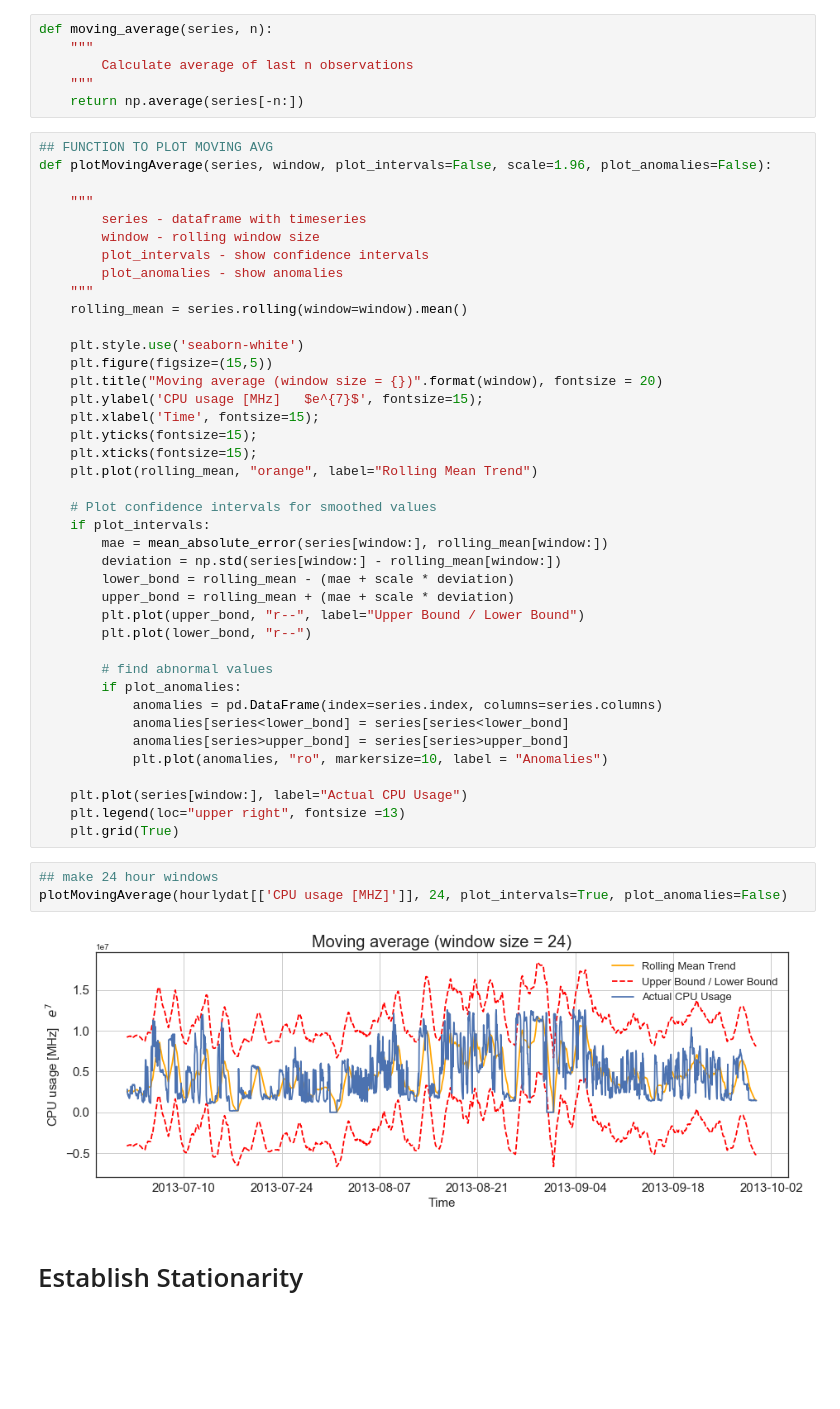
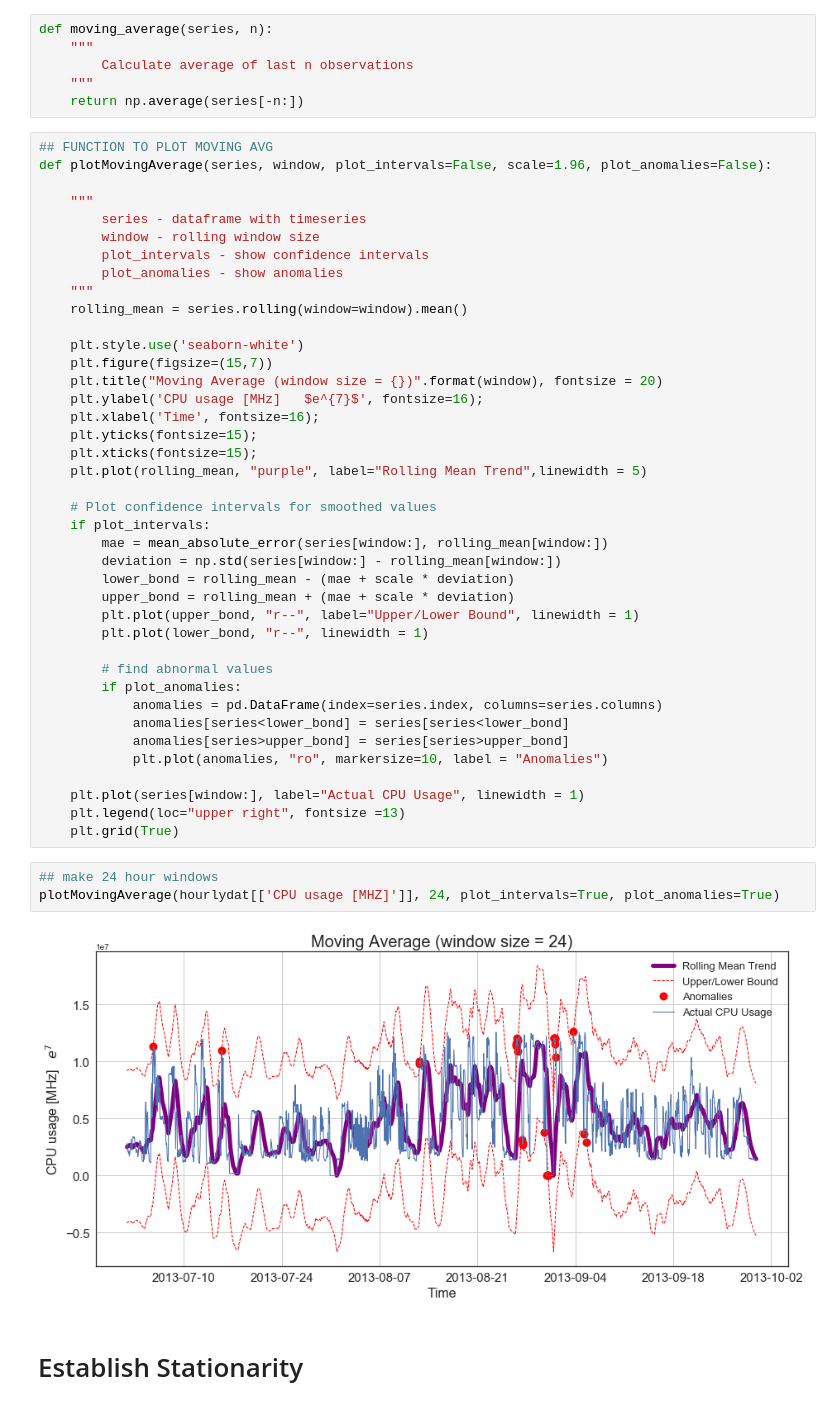
Before and after one commit to JessieRayeBauer/Time-Series-Forecasting-, a Jupyter notebook: Manifold_TimeSeries_Models.py.ipynb, the cells around one changed output. Saved outputs shown, nothing was run; the diff lists cells and outputs as text; blank space fills up the shorter version.

Commit message:
updated images and added documentation

```diff
--- a/Manifold_TimeSeries_Models.py.ipynb
+++ b/Manifold_TimeSeries_Models.py.ipynb
@@ -214,13 +214,13 @@ def plotMovingAverage(series, window, plot_intervals=False, scale=1.96, plot_ano
     rolling_mean = series.rolling(window=window).mean()
 
     plt.style.use('seaborn-white')
-    plt.figure(figsize=(15,5))
-    plt.title("Moving average (window size = {})".format(window), fontsize = 20)
-    plt.ylabel('CPU usage [MHz]   $e^{7}$', fontsize=15);
-    plt.xlabel('Time', fontsize=15);
+    plt.figure(figsize=(15,7))
+    plt.title("Moving Average (window size = {})".format(window), fontsize = 20)
+    plt.ylabel('CPU usage [MHz]   $e^{7}$', fontsize=16);
+    plt.xlabel('Time', fontsize=16);
     plt.yticks(fontsize=15);
     plt.xticks(fontsize=15);
-    plt.plot(rolling_mean, "orange", label="Rolling Mean Trend")
+    plt.plot(rolling_mean, "purple", label="Rolling Mean Trend",linewidth = 5)
 
     # Plot confidence intervals for smoothed values
     if plot_intervals:
@@ -228,8 +228,8 @@ def plotMovingAverage(series, window, plot_intervals=False, scale=1.96, plot_ano
         deviation = np.std(series[window:] - rolling_mean[window:])
         lower_bond = rolling_mean - (mae + scale * deviation)
         upper_bond = rolling_mean + (mae + scale * deviation)
-        plt.plot(upper_bond, "r--", label="Upper Bound / Lower Bound")
-        plt.plot(lower_bond, "r--")
+        plt.plot(upper_bond, "r--", label="Upper/Lower Bound", linewidth = 1)
+        plt.plot(lower_bond, "r--", linewidth = 1)
 
         # find abnormal values
         if plot_anomalies:
@@ -238,14 +238,14 @@ def plotMovingAverage(series, window, plot_intervals=False, scale=1.96, plot_ano
             anomalies[series>upper_bond] = series[series>upper_bond]
             plt.plot(anomalies, "ro", markersize=10, label = "Anomalies")
 
-    plt.plot(series[window:], label="Actual CPU Usage")
+    plt.plot(series[window:], label="Actual CPU Usage", linewidth = 1)
     plt.legend(loc="upper right", fontsize =13)
     plt.grid(True)
 # %%
 ## make 24 hour windows
-plotMovingAverage(hourlydat[['CPU usage [MHZ]']], 24, plot_intervals=True, plot_anomalies=False)
+plotMovingAverage(hourlydat[['CPU usage [MHZ]']], 24, plot_intervals=True, plot_anomalies=True)
 # %% [output]
-[figure, old version]
+[figure, new version]
 # %% [markdown]
 # Establish Stationarity
 # %% [markdown]
```
Also changed, not shown: parts of 7 cells of this notebook, 15 other files.
